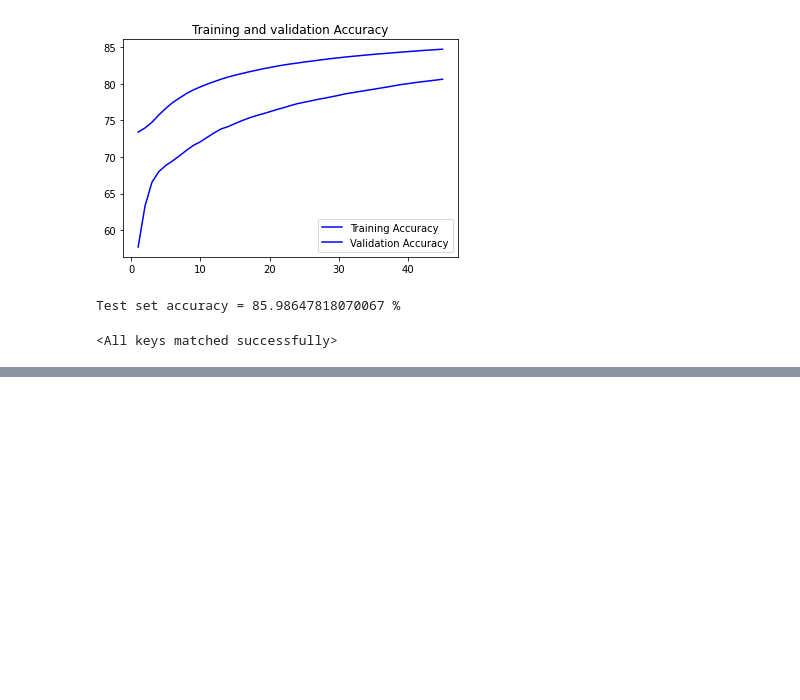
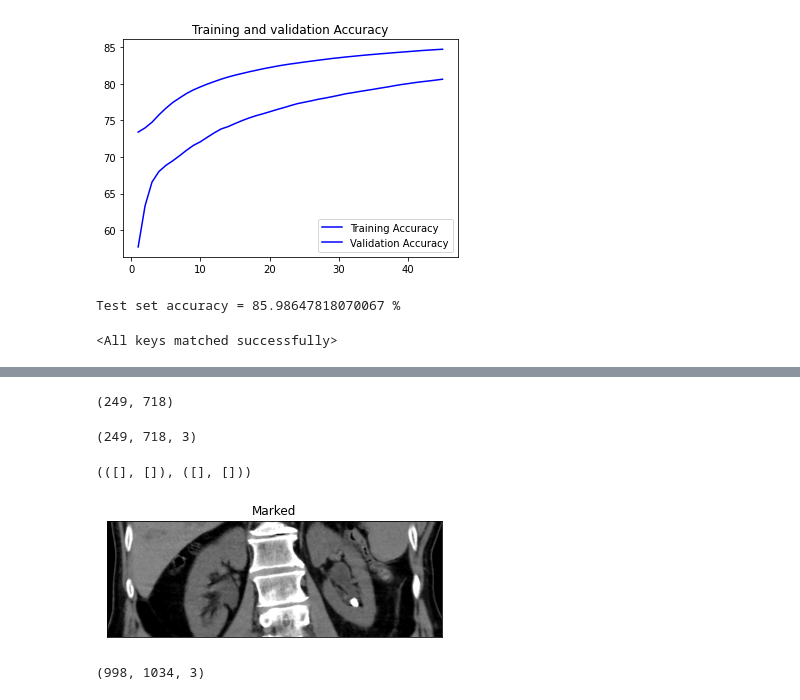
Before and after one commit to DeusLicht/Research_Project, a Jupyter notebook: Project.ipynb, the cells around one changed output, grey strips where cells are left out. Saved outputs shown, nothing was run; the diff lists cells and outputs as text; code cells hidden in the pictures; blank space fills up the shorter version.

Commit message:
added watershed, fuzzy c-means, k-means

```diff
--- a/Project.ipynb
+++ b/Project.ipynb
@@ -410,0 +369,36 @@ NameError: name 'dA' is not defined
+# %%
+def Watershed(img):
+    ret, thresh = cv2.threshold(img,0,255,cv2.THRESH_BINARY+cv2.THRESH_OTSU)
+
+    # noise removal
+    kernel = np.ones((3,3),np.uint8)
+    opening = cv2.morphologyEx(thresh,cv2.MORPH_OPEN,kernel, iterations = 2)
+
+    # sure background area
+    sure_bg = cv2.dilate(opening,kernel,iterations=3)
+
+    # Finding sure foreground area
+    dist_transform = cv2.distanceTransform(opening,cv2.DIST_L2,5)
+    ret, sure_fg = cv2.threshold(dist_transform,0.23*dist_transform.max(),255,0)
+
+    # Finding unknown region
+    sure_fg = np.uint8(sure_fg)
+    unknown = cv2.subtract(sure_bg,sure_fg)
+
+    # Marker labelling
+    ret, markers = cv2.connectedComponents(sure_fg)
+
+    # Add one to all labels so that sure background is not 0, but 1
+    markers = markers+1
+
+    # Now, mark the region of unknown with zero
+    markers[unknown==255] = 0
+
+    img2 = roi_cropped
+    img2 = cv2.cvtColor(img2, cv2.COLOR_GRAY2BGR)
+    img2 = cv2.medianBlur(img2,5)
+    markers = cv2.watershed(img2,markers)
+    img2[markers == -1] = [255,0,0]
+    print(img2.shape)
+
+    return img2
@@ -410,0 +408,16 @@ NameError: name 'dA' is not defined
+# %%
+img3.shape
+# %% [output]
+(249, 718)
+# %%
+img3 = Laplacian(roi_cropped,0.423)
+# %%
+img3 = Watershed(img3)
+
+plt.imshow(roi_cropped,'gray')
+plt.title('Marked')
+plt.xticks([]),plt.yticks([])
+# %% [output]
+(249, 718, 3)
+(([], []), ([], []))
+[figure, added]
@@ -410,0 +539,4 @@ NameError: name 'dA' is not defined
+# %%
+img3.shape
+# %% [output]
+(998, 1034, 3)
```
Also changed, not shown: parts of 34 cells of this notebook.
